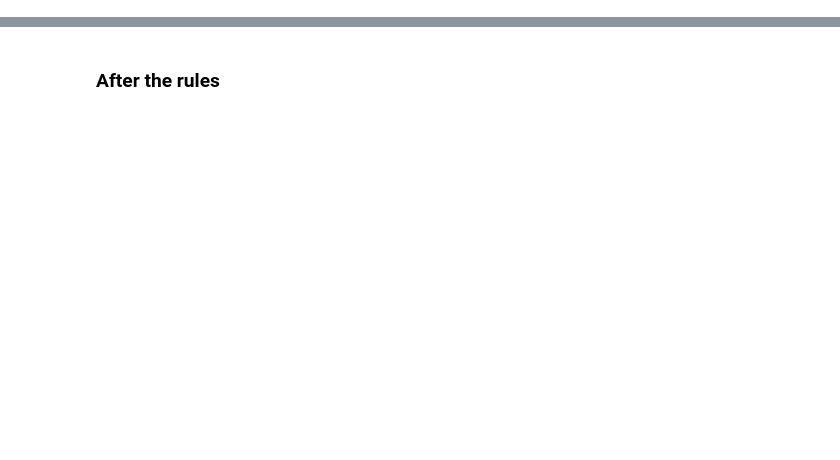
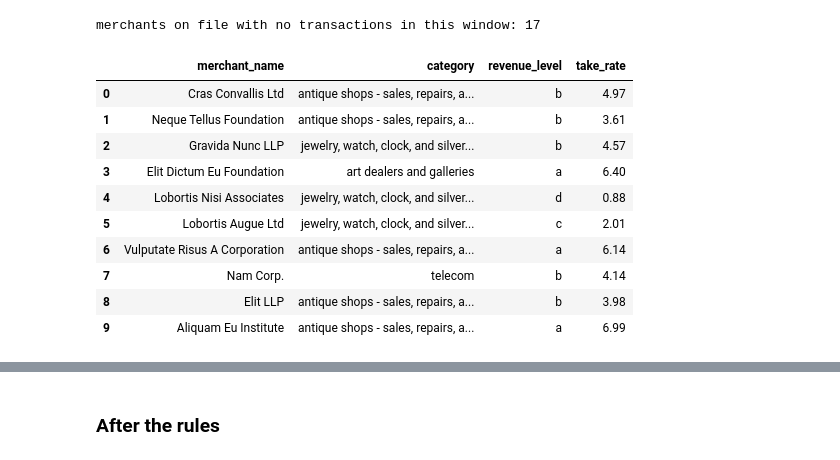
Before and after one commit to SavvyHack/MAST30034-Project-2, a Jupyter notebook: notebooks/01_data_quality.ipynb, the cells around one changed output, grey strips where cells are left out. Saved outputs shown, nothing was run; the diff lists cells and outputs as text; code cells hidden in the pictures; blank space fills up the shorter version.

```diff
--- a/notebooks/01_data_quality.ipynb
+++ b/notebooks/01_data_quality.ipynb
@@ -44,0 +22,18 @@ rules = transactions.agg(    F.count("*").alias("total rows"),    F.sum(F.col("b
+# %%
+import sys, json
+from pathlib import Path
+
+import matplotlib.pyplot as plt
+import numpy as np
+import pandas as pd
+
+sys.path.insert(0, str(Path.cwd().parent / "scripts"))
+import config
+from spark_session import create_spark
+from pyspark.sql import functions as F
+
+spark = create_spark("Sprint 2 - data quality")
+spark.sparkContext.setLogLevel("ERROR")
+
+pd.set_option("display.float_format", lambda v: f"{v:,.2f}")
+plt.rcParams.update({"figure.figsize": (10, 4), "axes.grid": True, "grid.alpha": 0.3})
@@ -44,0 +163,20 @@ rules = transactions.agg(    F.count("*").alias("total rows"),    F.sum(F.col("b
+# %%
+merchants = spark.read.parquet(str(config.RAW_DIR / "merchants"))
+active = transactions.select("merchant_abn").distinct()
+
+no_activity = merchants.join(active, "merchant_abn", "left_anti")
+print(f"merchants on file with no transactions in this window: {no_activity.count()}")
+no_activity.select("merchant_name", "category", "revenue_level", "take_rate").limit(10).toPandas()
+# %% [output]
+merchants on file with no transactions in this window: 17
+|  | merchant_name | category | revenue_level | take_rate |
+| 0 | Cras Convallis Ltd | antique shops - sales, repairs, a... | b | 4.97 |
+| 1 | Neque Tellus Foundation | antique shops - sales, repairs, a... | b | 3.61 |
+| 2 | Gravida Nunc LLP | jewelry, watch, clock, and silver... | b | 4.57 |
+| 3 | Elit Dictum Eu Foundation | art dealers and galleries | a | 6.40 |
+| 4 | Lobortis Nisi Associates | jewelry, watch, clock, and silver... | d | 0.88 |
+| 5 | Lobortis Augue Ltd | jewelry, watch, clock, and silver... | c | 2.01 |
+| 6 | Vulputate Risus A Corporation | antique shops - sales, repairs, a... | a | 6.14 |
+| 7 | Nam Corp. | telecom | b | 4.14 |
+| 8 | Elit LLP | antique shops - sales, repairs, a... | b | 3.98 |
+| 9 | Aliquam Eu Institute | antique shops - sales, repairs, a... | a | 6.99 |
```
Also changed, not shown: parts of 47 cells of this notebook, 2 other files.
